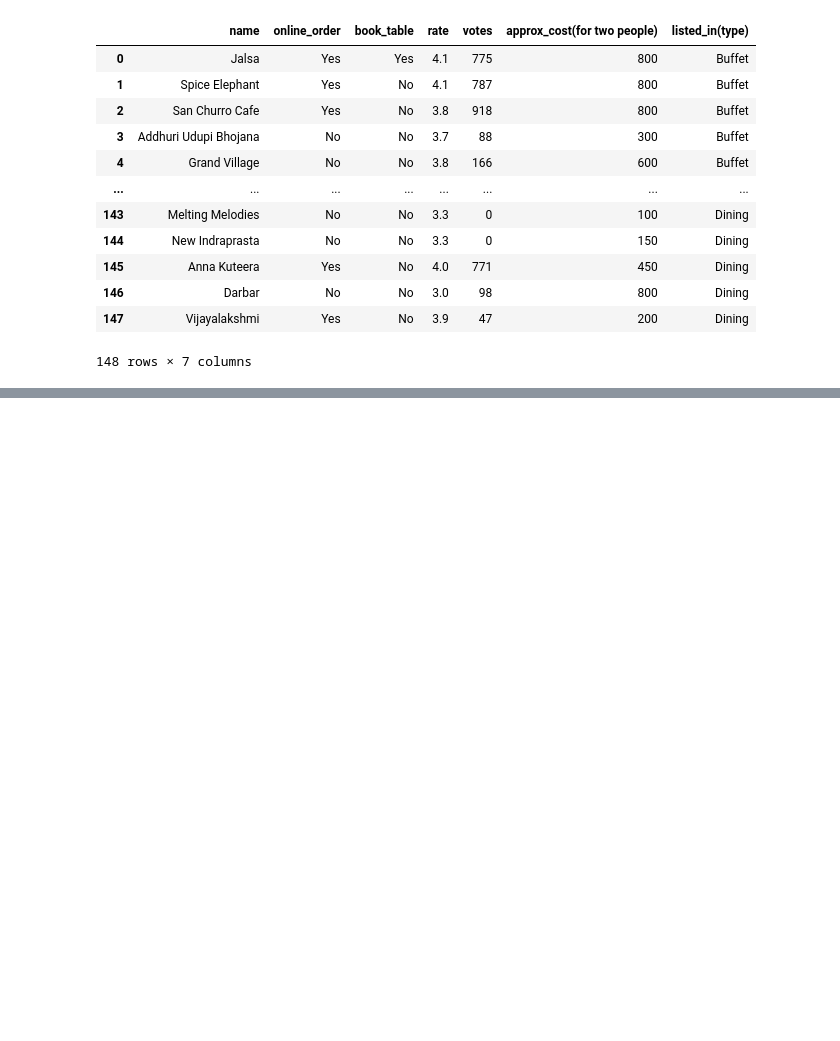
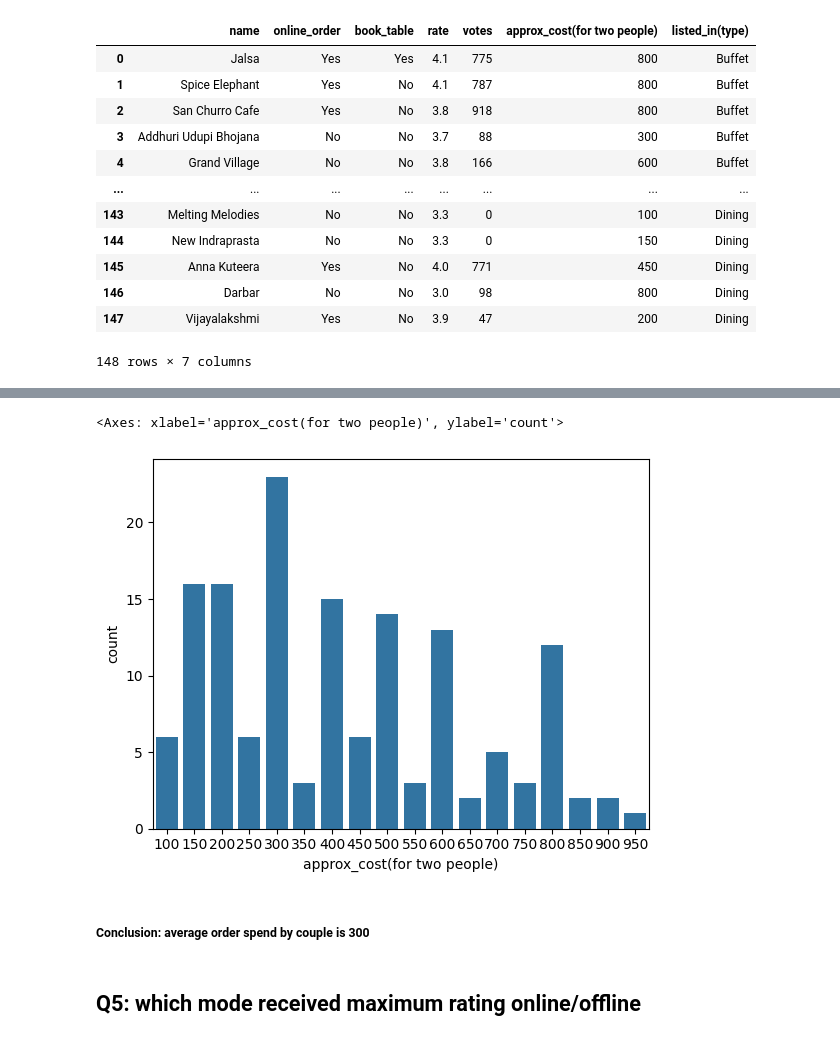
Before and after one commit to vinodsarwade/Pandas_Projects, a Jupyter notebook: Zomato_data_analysys.ipynb, the cells around one changed output, grey strips where cells are left out. Cells and saved outputs as stored; diff of their text form; code cells hidden in the pictures; blank space fills up the shorter version.

```diff
--- a/Zomato_data_analysys.ipynb
+++ b/Zomato_data_analysys.ipynb
@@ -100,0 +194,10 @@ dataframe
+# %%
+couple_expenditure = dataframe["approx_cost(for two people)"]
+sns.countplot(x=couple_expenditure)
+# %% [output]
+<Axes: xlabel='approx_cost(for two people)', ylabel='count'>
+[figure, added]
+# %% [markdown]
+<h5>Conclusion: average order spend by couple is 300
+# %% [markdown]
+<h2>Q5: which mode received maximum rating online/offline
```
Also changed, not shown: parts of 22 cells of this notebook.
